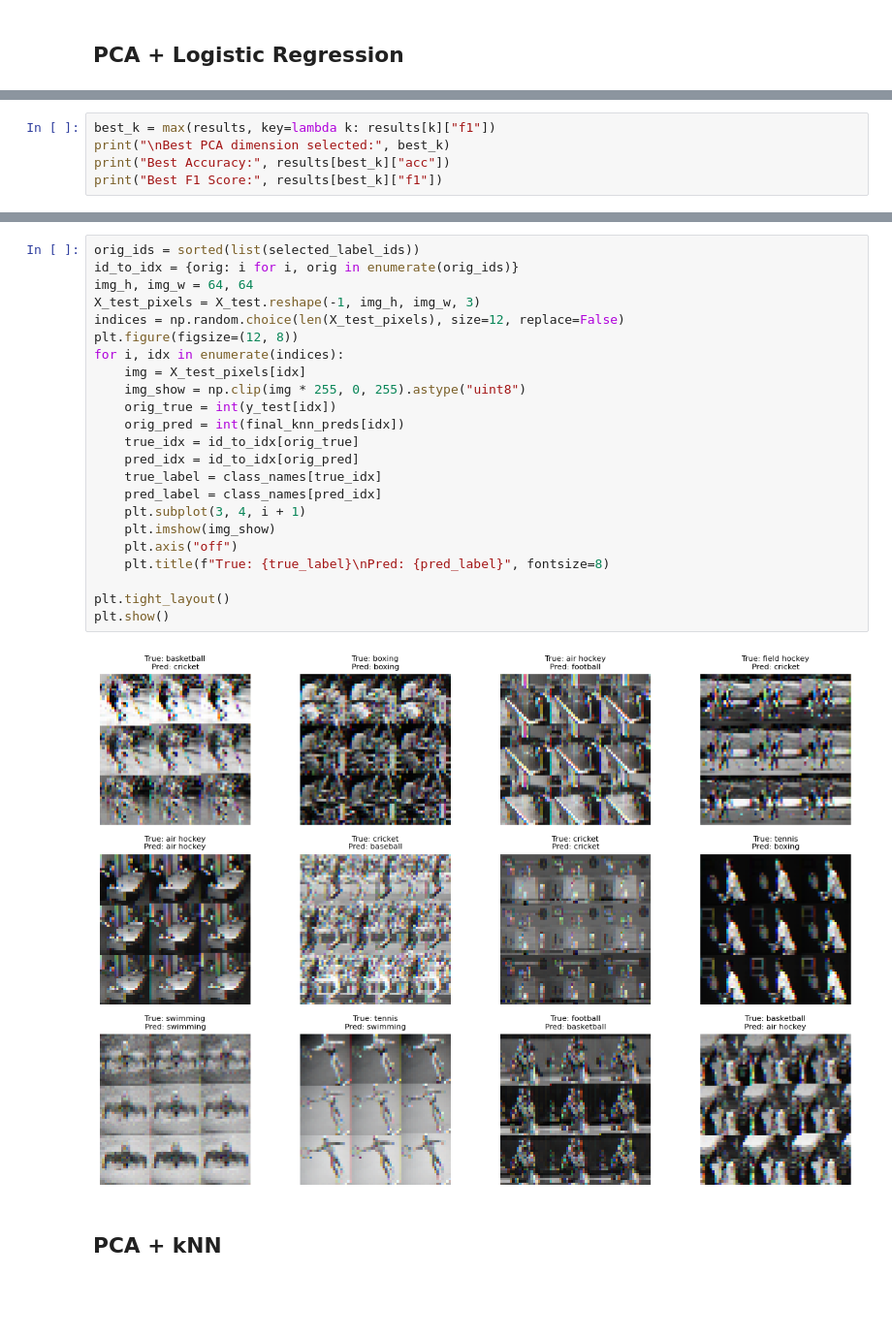
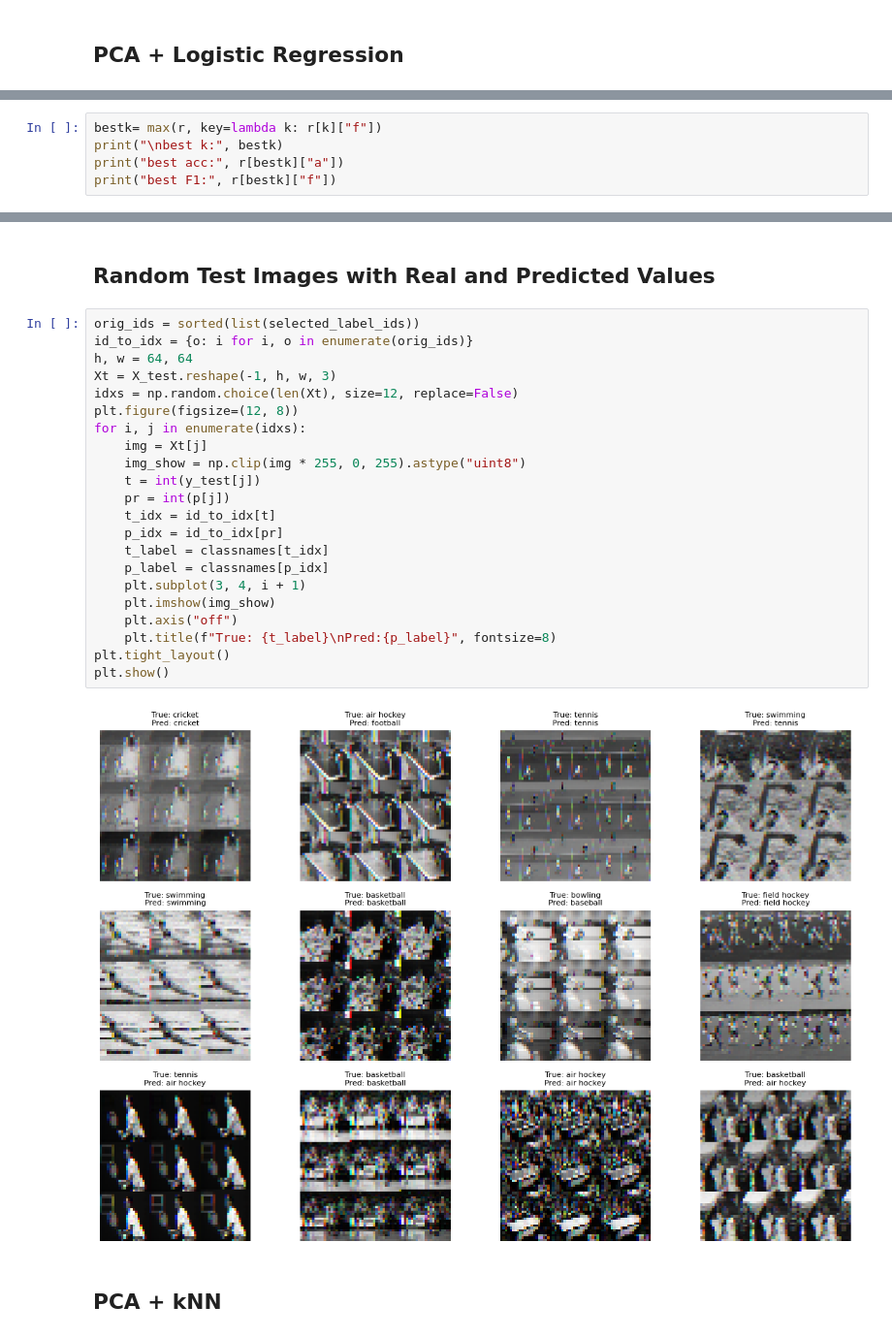
Before and after one commit to yunahc20/DATA231-FINAL, a Jupyter notebook: PCA.ipynb, the cells around one changed output, grey strips where cells are left out. Shown: that part at 97% size. Saved outputs shown, nothing was run; the diff lists cells and outputs as text; blank space fills up the shorter version.

```diff
--- a/PCA.ipynb
+++ b/PCA.ipynb
@@ -153,6 +144,6 @@ Accuracy: 0.4400   F1 Score: 0.4519
 # %%
-best_k = max(results, key=lambda k: results[k]["f1"])
-print("\nBest PCA dimension selected:", best_k)
-print("Best Accuracy:", results[best_k]["acc"])
-print("Best F1 Score:", results[best_k]["f1"])
+bestk= max(r, key=lambda k: r[k]["f"])
+print("\nbest k:", bestk)
+print("best acc:", r[bestk]["a"])
+print("best F1:", r[bestk]["f"])
 # %% [output]
@@ -191,27 +184,28 @@ plt.show()
+# %% [markdown]
+## Random Test Images with Real and Predicted Values
 # %%
 orig_ids = sorted(list(selected_label_ids))
-id_to_idx = {orig: i for i, orig in enumerate(orig_ids)}
-img_h, img_w = 64, 64
-X_test_pixels = X_test.reshape(-1, img_h, img_w, 3)
-indices = np.random.choice(len(X_test_pixels), size=12, replace=False)
+id_to_idx = {o: i for i, o in enumerate(orig_ids)}
+h, w = 64, 64
+Xt = X_test.reshape(-1, h, w, 3)
+idxs = np.random.choice(len(Xt), size=12, replace=False)
 plt.figure(figsize=(12, 8))
-for i, idx in enumerate(indices):
-    img = X_test_pixels[idx]
+for i, j in enumerate(idxs):
+    img = Xt[j]
     img_show = np.clip(img * 255, 0, 255).astype("uint8")
-    orig_true = int(y_test[idx])
-    orig_pred = int(final_knn_preds[idx])
-    true_idx = id_to_idx[orig_true]
-    pred_idx = id_to_idx[orig_pred]
-    true_label = class_names[true_idx]
-    pred_label = class_names[pred_idx]
+    t = int(y_test[j])
+    pr = int(p[j])
+    t_idx = id_to_idx[t]
+    p_idx = id_to_idx[pr]
+    t_label = classnames[t_idx]
+    p_label = classnames[p_idx]
     plt.subplot(3, 4, i + 1)
     plt.imshow(img_show)
     plt.axis("off")
-    plt.title(f"True: {true_label}\nPred: {pred_label}", fontsize=8)
-
+    plt.title(f"True: {t_label}\nPred:{p_label}", fontsize=8)
 plt.tight_layout()
 plt.show()
 # %% [output]
-[figure, old version]
+[figure, new version]
 # %% [markdown]
 ## PCA + kNN
```
Also changed, not shown: parts of 24 cells of this notebook.
